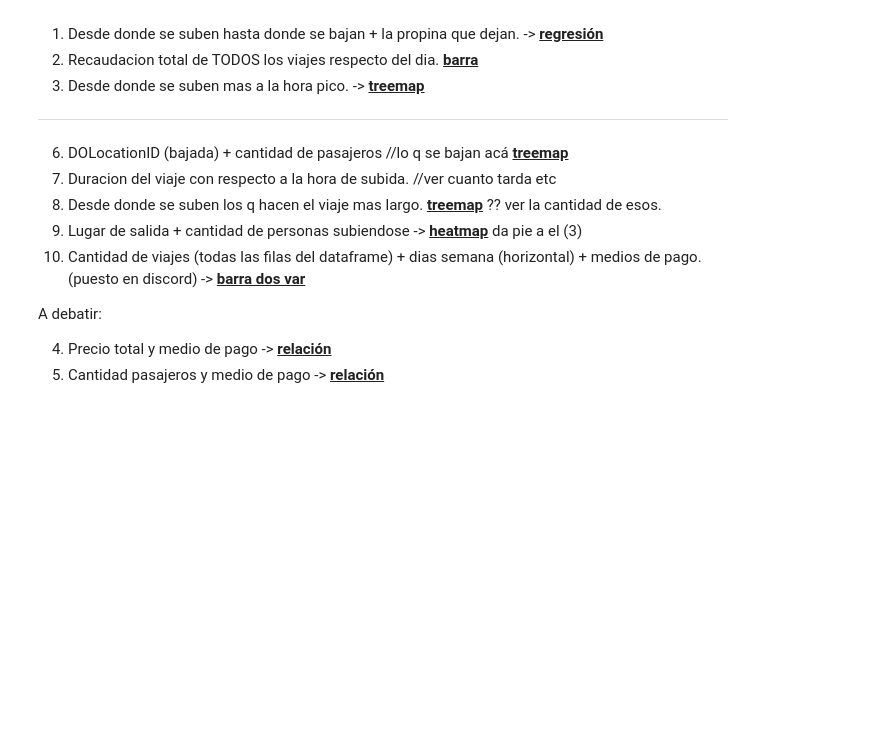
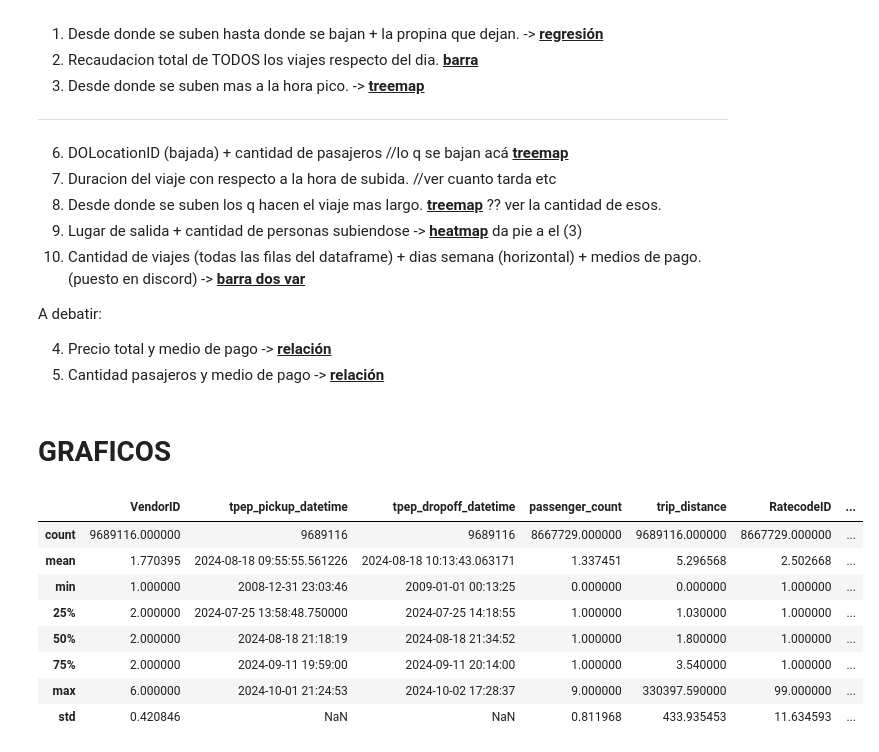
Before and after one commit to CD-GRUPO3/TA047R-1C2025-GRUPO03, a Jupyter notebook: TA047R_TP1_GRUPO03_ENTREGA_EJ1.ipynb, the cells around one changed output. Drawn from its saved outputs; the diff is of its cells as text; code cells hidden in the pictures; blank space fills up the shorter version.

Commit message:
viendo info, shape y describe

```diff
--- a/TA047R_TP1_GRUPO03_ENTREGA_EJ1.ipynb
+++ b/TA047R_TP1_GRUPO03_ENTREGA_EJ1.ipynb
@@ -215,3 +215,17 @@ A debatir:
 
 4. Precio total y medio de pago -> <u>**relación**</u>
 5. Cantidad pasajeros y medio de pago -> <u>**relación**</u>
+# %% [markdown]
+# GRAFICOS
+# %%
+data.describe()
+# %% [output]
+|  | VendorID | tpep_pickup_datetime | tpep_dropoff_datetime | passenger_count | trip_distance | RatecodeID | ... |
+| count | 9689116.000000 | 9689116 | 9689116 | 8667729.000000 | 9689116.000000 | 8667729.000000 | ... |
+| mean | 1.770395 | 2024-08-18 09:55:55.561226 | 2024-08-18 10:13:43.063171 | 1.337451 | 5.296568 | 2.502668 | ... |
+| min | 1.000000 | 2008-12-31 23:03:46 | 2009-01-01 00:13:25 | 0.000000 | 0.000000 | 1.000000 | ... |
+| 25% | 2.000000 | 2024-07-25 13:58:48.750000 | 2024-07-25 14:18:55 | 1.000000 | 1.030000 | 1.000000 | ... |
+| 50% | 2.000000 | 2024-08-18 21:18:19 | 2024-08-18 21:34:52 | 1.000000 | 1.800000 | 1.000000 | ... |
+| 75% | 2.000000 | 2024-09-11 19:59:00 | 2024-09-11 20:14:00 | 1.000000 | 3.540000 | 1.000000 | ... |
+| max | 6.000000 | 2024-10-01 21:24:53 | 2024-10-02 17:28:37 | 9.000000 | 330397.590000 | 99.000000 | ... |
+| std | 0.420846 | NaN | NaN | 0.811968 | 433.935453 | 11.634593 | ... |
```
Also changed, not shown: parts of 3 cells of this notebook.
